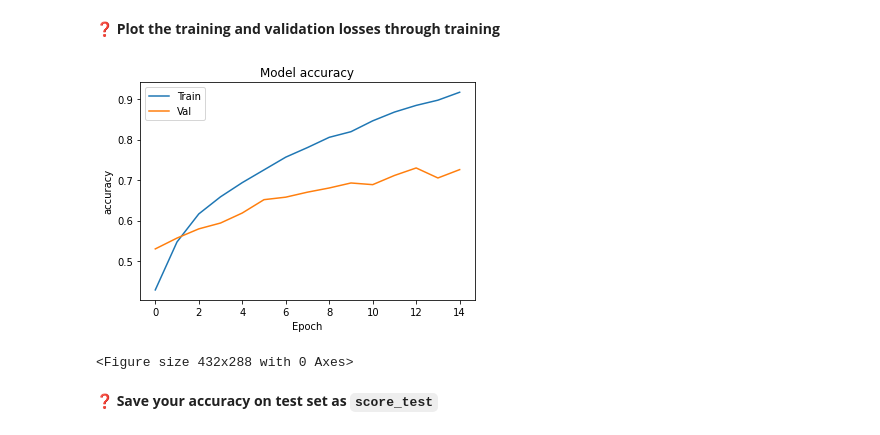
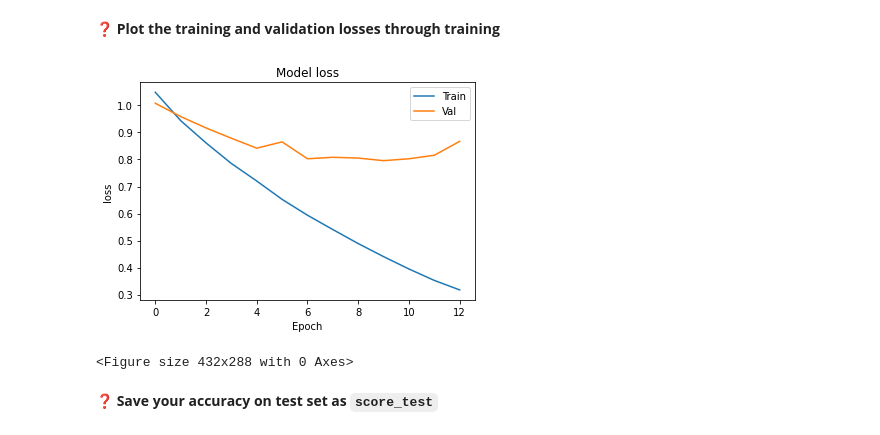
Before and after one commit to MartinJ9678/data-certification-exam, a Jupyter notebook: recurrent_neural_network/lyrics_detector.ipynb, the cells around one changed output. Cells and saved outputs as stored; diff of their text form; code cells hidden in the pictures.

```diff
--- a/recurrent_neural_network/lyrics_detector.ipynb
+++ b/recurrent_neural_network/lyrics_detector.ipynb
@@ -394,14 +394,14 @@ def plot_history(history, metric):
     plt.show()
 # %%
 # Plot below your train/val loss history
-plot_history(history,'accuracy')
+plot_history(history,'loss')
 
 
 # Run also this code to save figure as jpg in path below (it's your job to ensure it works)
 fig = plt.gcf()
 plt.savefig("tests/history.jpg")
 # %% [output]
-[figure, old version]
+[figure, new version]
 <Figure size 432x288 with 0 Axes>
 # %% [markdown]
 ❓ **Save your accuracy on test set as `score_test`**
```
Also changed, not shown: parts of 4 cells of this notebook, 4 other files.
